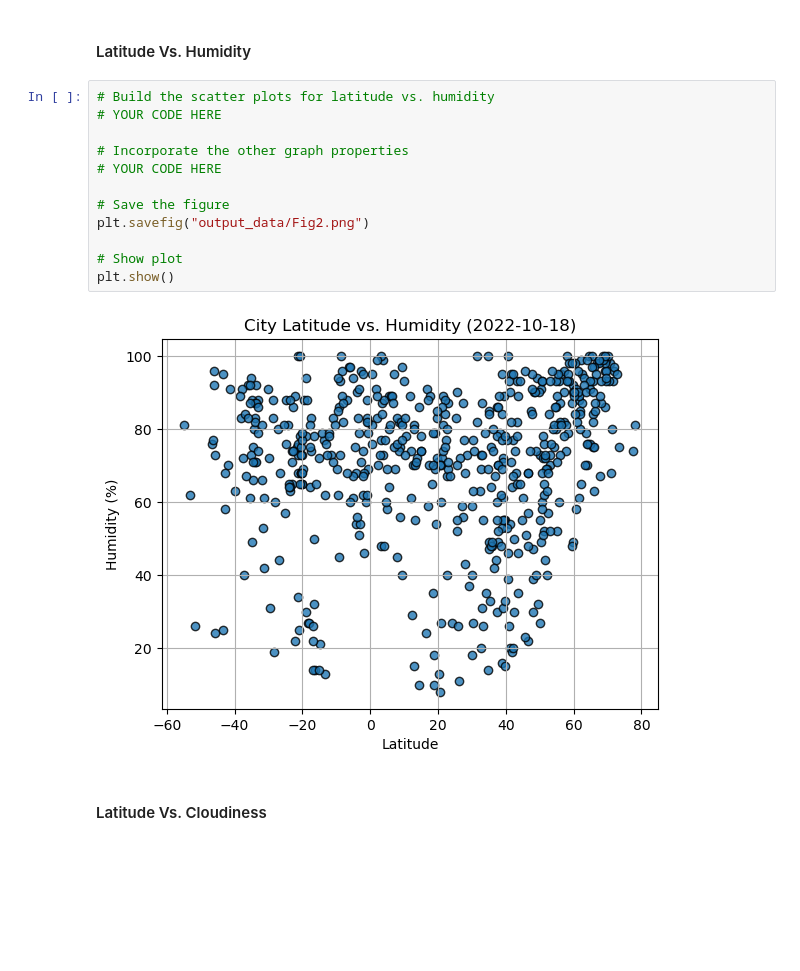
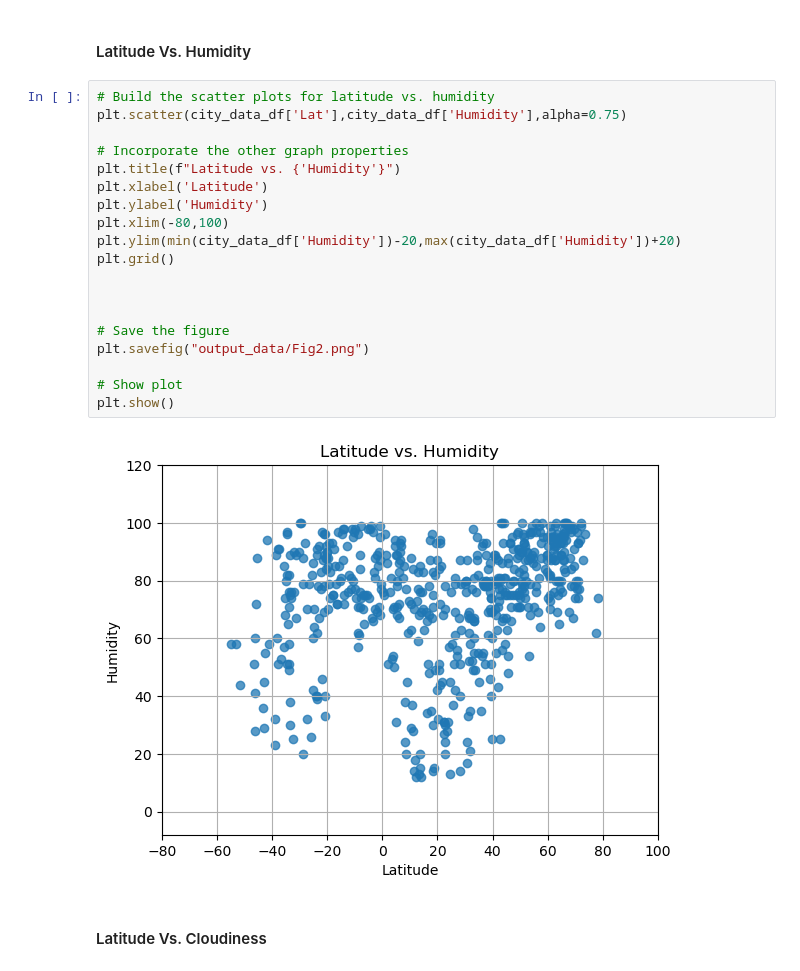
Before and after one commit to BlakeG2424/python-api-challenge, a Jupyter notebook: WeatherPy/WeatherPy.ipynb, the cells around one changed output. Saved outputs shown, nothing was run; the diff lists cells and outputs as text; blank space fills up the shorter version.

```diff
--- a/WeatherPy/WeatherPy.ipynb
+++ b/WeatherPy/WeatherPy.ipynb
@@ -205,18 +231,25 @@ plt.show()
 #### Latitude Vs. Humidity
 # %%
 # Build the scatter plots for latitude vs. humidity
-# YOUR CODE HERE
+plt.scatter(city_data_df['Lat'],city_data_df['Humidity'],alpha=0.75)
 
 # Incorporate the other graph properties
-# YOUR CODE HERE
+plt.title(f"Latitude vs. {'Humidity'}")
+plt.xlabel('Latitude')
+plt.ylabel('Humidity')
+plt.xlim(-80,100)
+plt.ylim(min(city_data_df['Humidity'])-20,max(city_data_df['Humidity'])+20)
+plt.grid()
+
+
 
 # Save the figure
 plt.savefig("output_data/Fig2.png")
 
 # Show plot
 plt.show()
 # %% [output]
-[figure, old version]
+[figure, new version]
 # %% [markdown]
 #### Latitude Vs. Cloudiness
 # %%
```
Also changed, not shown: parts of 31 cells of this notebook, 8 other files.
